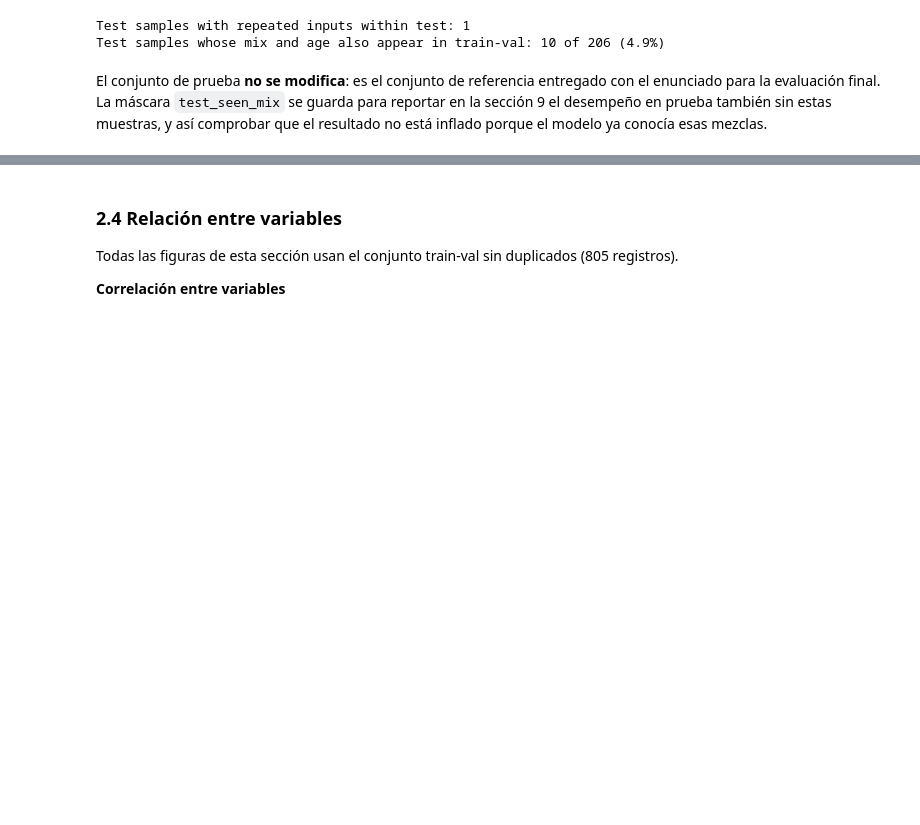
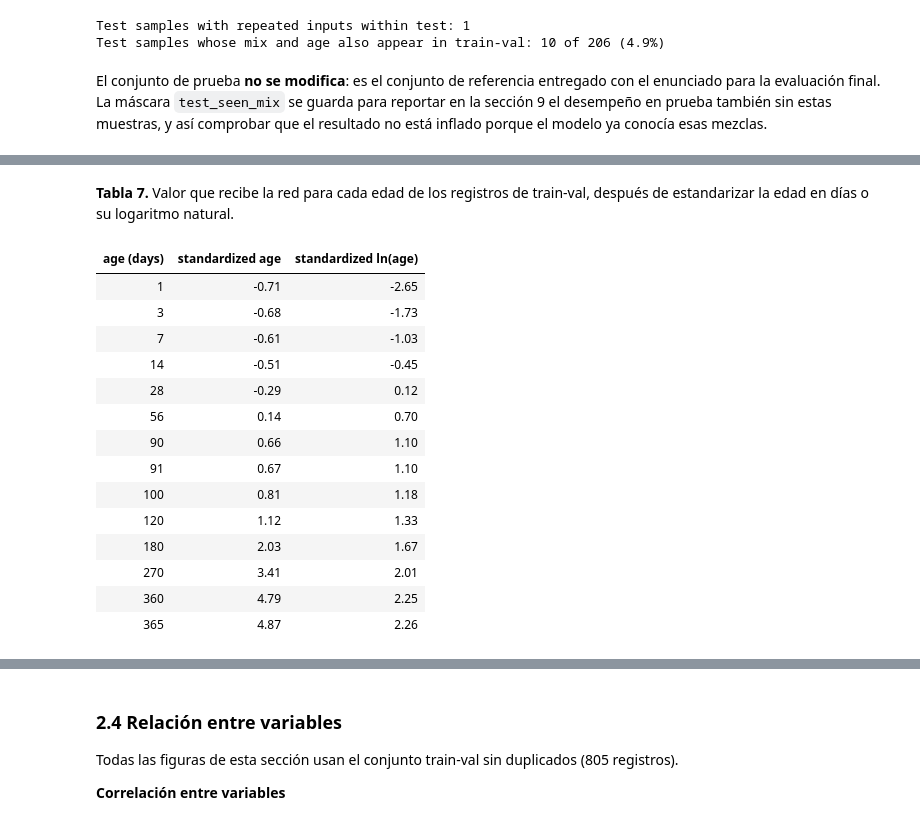
Before and after one commit to 25adiaz-apps/phd-civil-ualberta, a Jupyter notebook: machine-learning/assignment-4/question-1-concrete-strength.ipynb, the cells around one changed output, grey strips where cells are left out. Cells and saved outputs as stored; diff of their text form; code cells hidden in the pictures; blank space fills up the shorter version.

```diff
--- a/machine-learning/assignment-4/question-1-concrete-strength.ipynb
+++ b/machine-learning/assignment-4/question-1-concrete-strength.ipynb
@@ -1034,0 +377,29 @@ Observaciones de la Tabla 14 y la Figura 8:
+# %%
+# Value of each age after standardization (StandardScaler uses the population standard deviation)
+ages = np.sort(train_val_df["age"].unique())
+log_age = np.log(train_val_df["age"])
+age_scaling = pd.DataFrame({
+    "age (days)": ages,
+    "standardized age": (ages - train_val_df["age"].mean()) / train_val_df["age"].std(ddof=0),
+    "standardized ln(age)": (np.log(ages) - log_age.mean()) / log_age.std(ddof=0),
+})
+show_table(age_scaling, 7,
+           "Valor que recibe la red para cada edad de los registros de train-val, después de estandarizar la "
+           "edad en días o su logaritmo natural.", hide_index=True)
+# %% [output]
+**Tabla 7.** Valor que recibe la red para cada edad de los registros de train-val, después de estandarizar la edad en días o su logaritmo natural.
+| age (days) | standardized age | standardized ln(age) |
+| 1 | -0.71 | -2.65 |
+| 3 | -0.68 | -1.73 |
+| 7 | -0.61 | -1.03 |
+| 14 | -0.51 | -0.45 |
+| 28 | -0.29 | 0.12 |
+| 56 | 0.14 | 0.70 |
+| 90 | 0.66 | 1.10 |
+| 91 | 0.67 | 1.10 |
+| 100 | 0.81 | 1.18 |
+| 120 | 1.12 | 1.33 |
+| 180 | 2.03 | 1.67 |
+| 270 | 3.41 | 2.01 |
+| 360 | 4.79 | 2.25 |
+| 365 | 4.87 | 2.26 |
```
Also changed, not shown: parts of 49 cells of this notebook, 1 other file.
